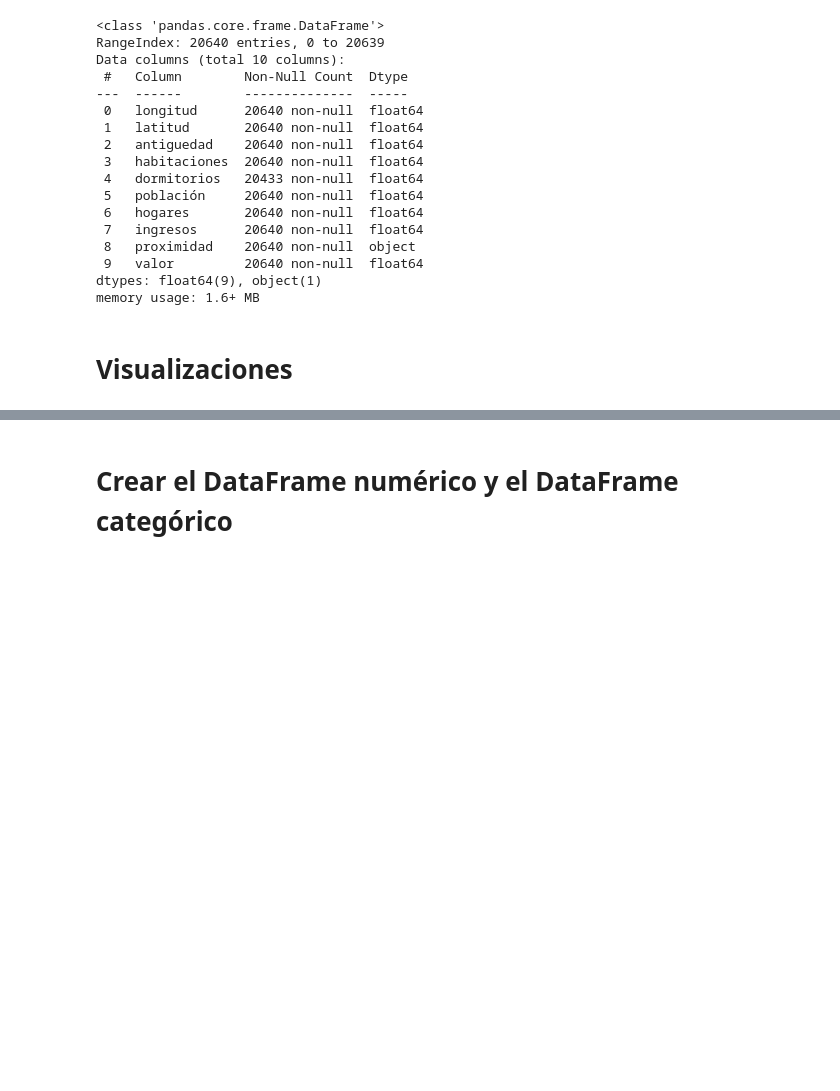
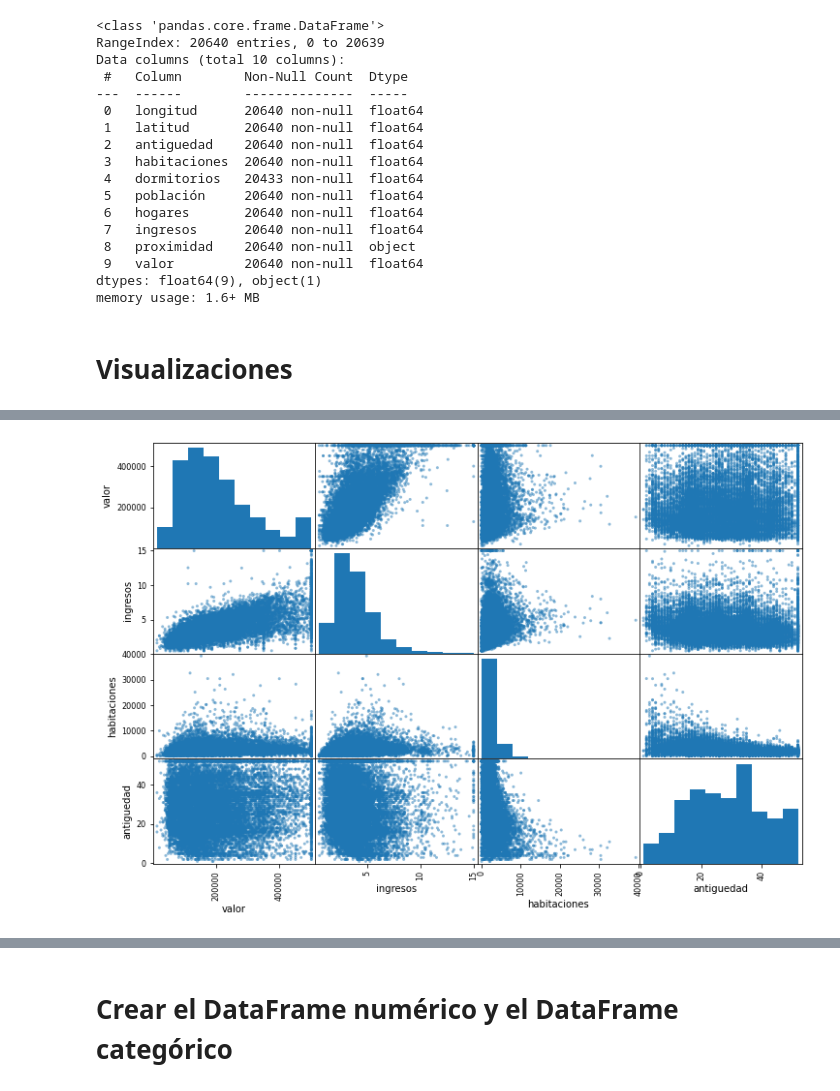
Before and after one commit to marco-canas/encuentra_tu_persona_vitamina, a Jupyter notebook: classes/class_18/class_18_pipeline_linear_regression.ipynb, the cells around one changed output, grey strips where cells are left out. Saved outputs shown, nothing was run; the diff lists cells and outputs as text; code cells hidden in the pictures; blank space fills up the shorter version.

Commit message:
actualicé la secuencia metodológica de construcción del modelo de regresión para le predicción de los valores de vivienda

```diff
--- a/classes/class_18/class_18_pipeline_linear_regression.ipynb
+++ b/classes/class_18/class_18_pipeline_linear_regression.ipynb
@@ -98,0 +133,10 @@ Name: valor, dtype: float64
+# %%
+import matplotlib.pyplot as plt
+
+from pandas.plotting import scatter_matrix
+attributes = ['valor', 'ingresos', 'habitaciones','antiguedad']
+scatter_matrix(v[attributes], figsize=(12, 8))
+
+plt.show()
+# %% [output]
+[figure, added]
```
Also changed, not shown: parts of 47 cells of this notebook.
